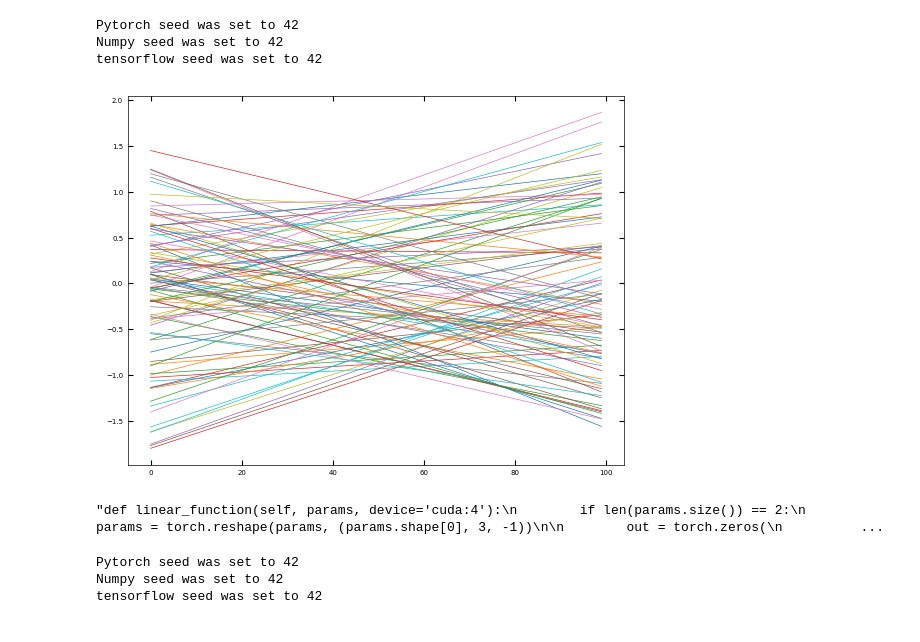
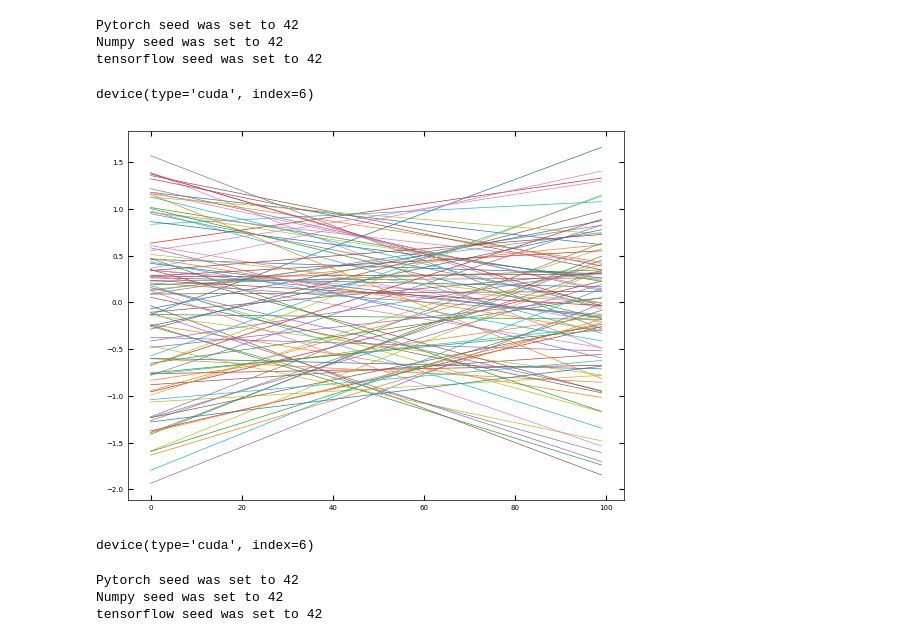
Before and after one commit to ctsai64/1DFitter, a Jupyter notebook: linear_function_multiscale1dfitter.ipynb, the cells around one changed output. Cells and saved outputs as stored; diff of their text form; code cells hidden in the pictures.

Commit message:
Trained with everything saved to cuda device

```diff
--- a/linear_function_multiscale1dfitter.ipynb
+++ b/linear_function_multiscale1dfitter.ipynb
@@ -42,7 +42,11 @@ Pytorch seed was set to 42
 Numpy seed was set to 42
 tensorflow seed was set to 42
 # %%
-device = torch.device("cuda:4" if torch.cuda.is_available() else "cpu")
+device = torch.device("cuda:6" if torch.cuda.is_available() else "cpu")
+# %%
+device
+# %% [output]
+device(type='cuda', index=6)
 # %%
 class Linear_func:
     def __init__(self, x, slope=[0,1], b=[0,1], size=(1,1),batch_size=1000, verbose=False):
@@ -60,7 +64,7 @@ class Linear_func:
         self.batch_size = batch_size
         self.verbose = verbose
 
-    def compute(self, params, device='cuda:4'):
+    def compute(self, params, device='cuda'):
         if len(params.size()) == 2:
             params = torch.reshape(params, (params.shape[0], 3, -1))
 
@@ -86,7 +90,7 @@ class Linear_func:
                 .reshape(params.shape[0], -1)
                 .to(device)
             )
-            x = torch.transpose(x, 0, 1)  # .to(device)
+            x = torch.transpose(x, 0, 1).to(device)
 
             _out = _slope * x + _b
 
@@ -94,7 +98,7 @@ class Linear_func:
 
         return (torch.sum(out, dim=3), out)
 
-    def sampler(self, device='cuda:4'):
+    def sampler(self, device='cuda'):
         slope = rand_tensor(
             min=self.slope[0],
             max=self.slope[1],
@@ -116,13 +236,13 @@ class Linear_func:
 # %%
 x_values = torch.linspace(-1, 1, 100)
-constructor = Linear_func(x=x_values, slope=[-1,1], b=[-1,1], batch_size=100)
+constructor = Linear_func(x=x_values, slope=[-1,1], b=[-1,1], batch_size=10000)
 output = constructor.sampler()
 spectra, params = output
 spectra_full, spectras = spectra
 
-dataloader = DataLoader(spectra_full, batch_size=10, shuffle=True, num_workers=0)
+dataloader = DataLoader(spectra_full, batch_size=5000, shuffle=True, num_workers=0)
 
 for i in range(100):
     plt.plot(spectra_full[i, :, 0], "-")
 # %% [output]
-[figure, old version]
+[figure, new version]
@@ -236,47 +249,8 @@ class Multiscale1DFitter(nn.Module):
-# %%
-
-def linear_function(params, x, device='cuda:4'):
-    slope = params[:, 0].type(torch.float).unsqueeze(1)
-    intercept = params[:, 1].type(torch.float).unsqueeze(1)
-    y = slope * x + intercept
-    return y
-
-'''def linear_function(self, params, device='cuda:4'):
-        if len(params.size()) == 2:
-            params = torch.reshape(params, (params.shape[0], 3, -1))
-
-        out = torch.zeros(
-            (params.shape[0], self.x.shape[0],
-             self.size[0], self.size[1])
-        )
-
-        params = params.to(device)
-
-        for i in range(self.size[1]):
-
-            if params.ndim == 4:
-                _slope = params[:, 0, 0, i]
-                _b = params[:, 0, 1, i]
-
-            if params.ndim == 3:
-                _slope = params[:, 0, i]
-                _b = params[:, 1, i]
-
-            x = (
-                torch.cat(params.shape[0] * [self.x])
-                .reshape(params.shape[0], -1)
-                .to(device)
-            )
-            x = torch.transpose(x, 0, 1)  # .to(device)
-
-            _out = _slope * x + _b
-
-            out[:, :, 0, i] = torch.transpose(_out, 0, 1)
-
-        return (torch.sum(out, dim=3), out)'''
-# %% [output]
-"def linear_function(self, params, device='cuda:4'):\n        if len(params.size()) == 2:\n            params = torch.reshape(params, (params.shape[0], 3, -1))\n\n        out = torch.zeros(\n          ...
 # %%
 model = Multiscale1DFitter(function=linear_function, x_data=x_values, input_channels=1, num_params=2, device=device)
+# %%
+model.device
+# %% [output]
+device(type='cuda', index=6)
 # %%
 random_seed(seed=42)
```
Also changed, not shown: parts of 8 cells of this notebook.
